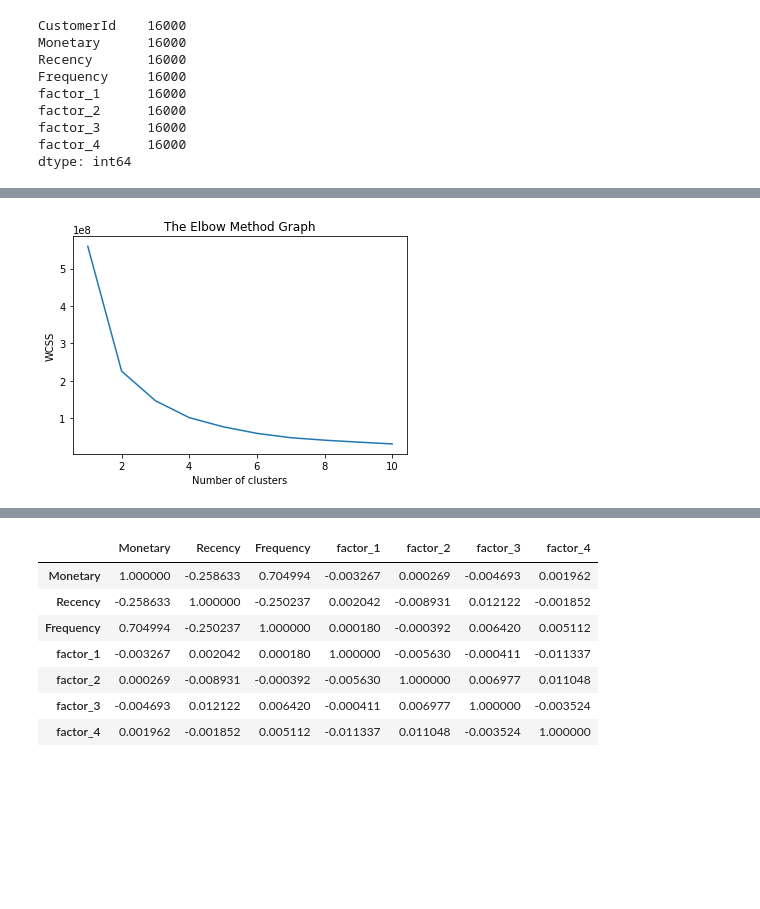
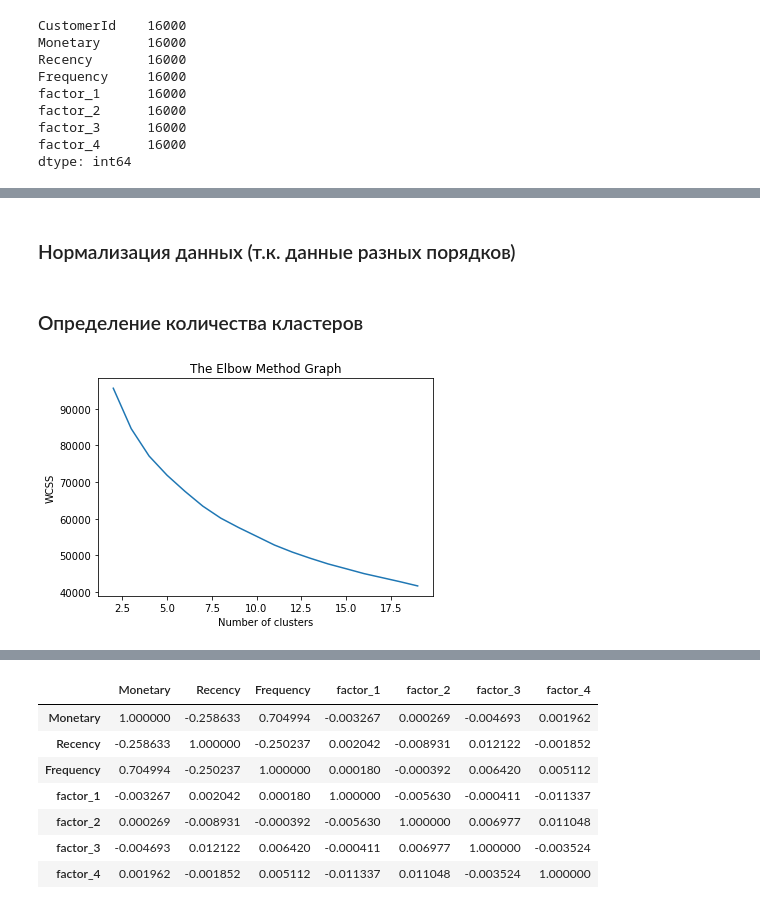
Before and after one commit to SuvorovNM/xsolla_DataScience_Task, a Jupyter notebook: User Segmentation/baseline_2 (1).ipynb, the cells around one changed output, grey strips where cells are left out. Drawn from its saved outputs; the diff is of its cells as text; code cells hidden in the pictures; blank space fills up the shorter version.

Commit message:
Updated cluster info

```diff
--- a/User Segmentation/baseline_2 (1).ipynb
+++ b/User Segmentation/baseline_2 (1).ipynb
@@ -60,13 +79,22 @@ memory usage: 812.6 KB
+# %% [markdown]
+### Нормализация данных (т.к. данные разных порядков)
+# %%
+scaler = StandardScaler().fit(segment)
+segmentScaled = scaler.transform(segment)
+# %% [markdown]
+### Определение количества кластеров
 # %%
 wcss=[]
-for i in range(1,11):
-    kmeans = KMeans(n_clusters=i, init ='k-means++', max_iter=300,  n_init=10,random_state=0 )
-    kmeans.fit(segment)
+scores=[]
+for i in range(2,20):
+    kmeans = KMeans(n_clusters=i, init ='k-means++', max_iter=300,  n_init=50,random_state=0 )
+    kmeans.fit(segmentScaled)
     wcss.append(kmeans.inertia_)
-plt.plot(range(1,11),wcss)
+    scores.append(metrics.calinski_harabasz_score(segmentScaled, kmeans.labels_))
+plt.plot(range(2,20),wcss)
 plt.title('The Elbow Method Graph')
 plt.xlabel('Number of clusters')
 plt.ylabel('WCSS')
 plt.show()
 # %% [output]
-[figure, old version]
+[figure, new version]
```
Also changed, not shown: parts of 75 cells of this notebook.
